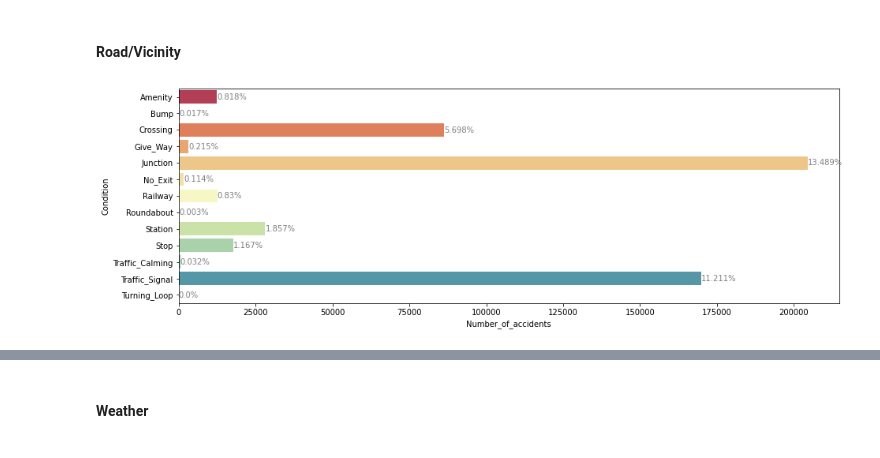
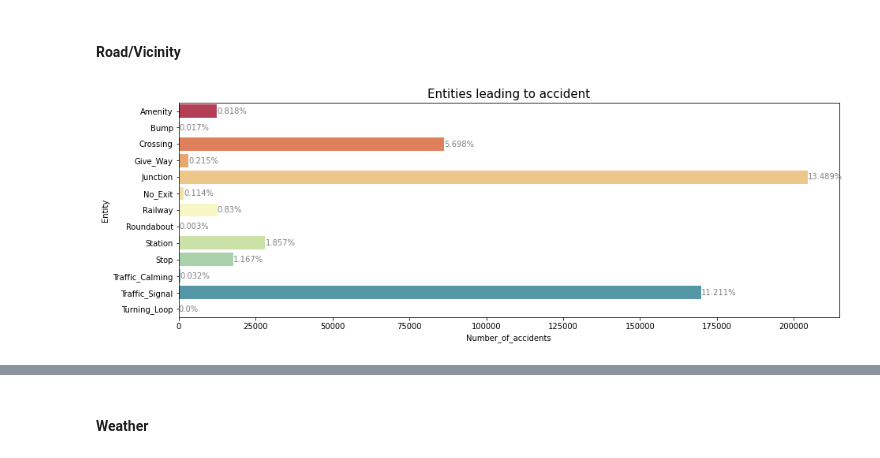
Before and after one commit to shitab16/Exploratory-Data-Analysis-US_Accidents, a Jupyter notebook: EDA_US_Accidents.ipynb, the cells around one changed output, grey strips where cells are left out. Drawn from its saved outputs; the diff is of its cells as text; code cells hidden in the pictures.

```diff
--- a/EDA_US_Accidents.ipynb
+++ b/EDA_US_Accidents.ipynb
@@ -386,9 +379,11 @@ us_state_to_abbrev = {
 abbrev_to_us_state = dict(map(reversed, us_state_to_abbrev.items()))
 # %%
+#function to replace abbreviation with two states
 def get_state_name(s):
   return abbrev_to_us_state[s]
 
-df_state = pd.DataFrame(df['State'].value_counts()).reset_index().rename(columns={'index':'State', 'State':'Number_of_accidents'})
-
+#dataframe containing total number of accidents in each state
+df_state = pd.DataFrame(df['State'].value_counts())
+df_state = df_state.reset_index().rename(columns={'index':'State', 'State':'Number_of_accidents'})
 df_state['State']= df_state['State'].apply(get_state_name)
 # %%
@@ -470,8 +531,10 @@ ax.xaxis.set_ticks(list(range(1,13)))
 
 month_of_year= ('#','Jan', 'Feb', 'Mar', 'Apr', 'May', 'Jun', 'Jul', 'Aug', 'Sep', 'Oct', 'Nov', 'Dec')
 
-chart= sns.histplot(df.Start_Time.dt.month, stat='percent', bins=12, discrete=True, color='grey')
+#plot histogram
+chart= sns.histplot(df.Start_Time.dt.month, stat='percent', bins=12, discrete=True, color='#d5d4d2')
 
+#annotate
 i=1
 for c in  chart.patches:
     width, height = c.get_width(), c.get_height()
@@ -479,10 +542,9 @@ for c in  chart.patches:
     plt.text(x+0.25,
              y+1,
              str(month_of_year[i]),
-             size=12,
-             c='white')
+             size=12)
     i+=1
 
-
+plt.title("Monthly distribution of total number of accidents",size=15)
 plt.show()
 # %% [output]
@@ -541,30 +621,40 @@ plt.show()
 # %% [markdown]
 #### Road/Vicinity
 # %%
-conditions= ['Amenity', 'Bump', 'Crossing', 'Give_Way', 'Junction', 'No_Exit', 'Railway',
+entity= ['Amenity', 'Bump', 'Crossing', 'Give_Way', 'Junction', 'No_Exit', 'Railway',
              'Roundabout', 'Station', 'Stop', 'Traffic_Calming', 'Traffic_Signal', 'Turning_Loop']
 # %%
-df_conditions= pd.DataFrame(columns=['Condition','Number_of_accidents'])
-for c in conditions:
-  number_of_accidents= sum(df[c].value_counts()) - df[c].value_counts()[0]
-  df_conditions= df_conditions.append({'Condition': c,'Number_of_accidents': number_of_accidents},
+#dataframe containing number of accidents caused by each entity
+df_entity= pd.DataFrame(columns=['Entity','Number_of_accidents'])
+
+#iterating through all 13 columns
+for e in entity:
+  #counting trues,i.e, total-falses
+  number_of_accidents= sum(df[e].value_counts()) - df[e].value_counts()[0]
+  df_entity= df_entity.append({'Entity': e,'Number_of_accidents': number_of_accidents},
                                               ignore_index=True )
 # %%
 fig,ax = plt.subplots(figsize = (15,5))
 
-chart= sns.barplot(y=df_conditions['Condition'],
-            x=df_conditions['Number_of_accidents'],
-            palette='Spectral')
+#plotting barchart
+chart= sns.barplot(y=df_entity['Entity'],
+                   x=df_entity['Number_of_accidents'],
+                   palette='Spectral')
 
 total_accidents=len(df)
+
+#annotating barchart
 i=0
 for c in chart.patches:
     width, height = c.get_width(), c.get_height()
     x, y = c.get_xy()
     plt.text(x+width,
              y+height-0.25,
-             str(round(df_conditions['Number_of_accidents'][i]/total_accidents*100,3))+"%",
+             str(round(df_entity['Number_of_accidents'][i]/total_accidents*100,3))+"%",
              size=10, c='grey')
     i+=1
+
+plt.title("Entities leading to accident", size=15)
+plt.show()
 # %% [output]
-[figure, old version]
+[figure, new version]
```
Also changed, not shown: parts of 37 cells of this notebook.
